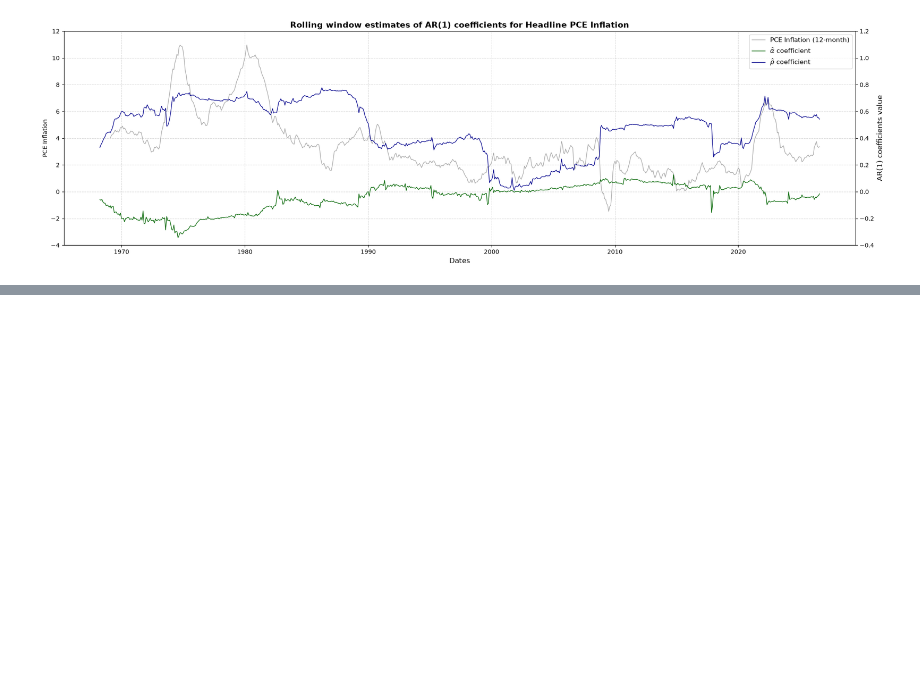
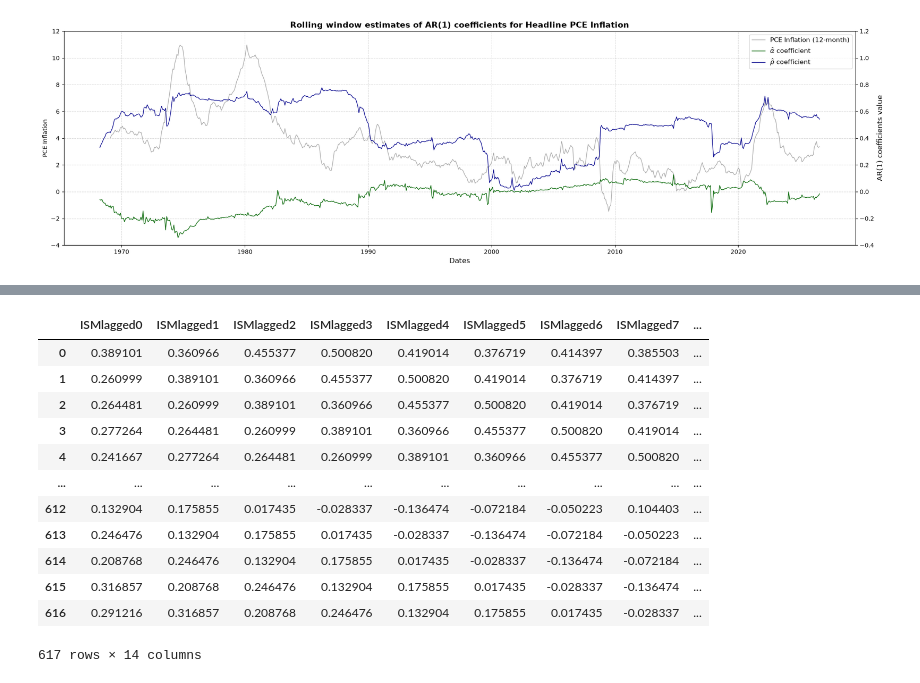
Before and after one commit to Lea-Gosselin/ismi-index, a Jupyter notebook: mainUS.ipynb, the cells around one changed output, grey strips where cells are left out. Drawn from its saved outputs; the diff is of its cells as text; code cells hidden in the pictures; blank space fills up the shorter version.

```diff
--- a/mainUS.ipynb
+++ b/mainUS.ipynb
@@ -228,0 +333,48 @@ figures.figA1Paper(headline.iloc[120:], PCE,"PCE")
+# %%
+# Horizons: h = 0, ..., 60
+H=61
+lag=12
+h = np.arange(H)
+sd = ismIndex.index[0] - relativedelta(months=1)
+
+pceIndex = np.log(dfICP.loc[dfICP.index >= sd, "Personal consumption expenditures"])
+
+# Future cumulative change in log price level
+Y = pd.DataFrame(
+    {
+        horizon: (pceIndex[lag:].shift(-horizon) - pceIndex)
+        for horizon in h
+    }
+)
+
+# Keep only observations available at every horizon
+Y = Y.dropna().reset_index(drop=True)
+Y.columns = pceIndex.index[lag:H+lag]
+Y = Y.iloc[:-1,1:] # From t onwards
+# %%
+# Exogeneous variables : ISMI lagged
+# ISMI lags: 0, ..., 12
+X = pd.DataFrame({
+    f"ISMlagged{i}": ismIndex.iloc[:, 0].shift(i)
+    for i in range(lag + 1)
+})
+
+# Remove first 12 obs (needed for lags)
+# and last H-1 obs (needed for future horizons)
+X = X.iloc[lag:-(H-1)].reset_index(drop=True)
+X["Constante"] = np.ones(X.shape[0])
+X
+# %% [output]
+|  | ISMlagged0 | ISMlagged1 | ISMlagged2 | ISMlagged3 | ISMlagged4 | ISMlagged5 | ISMlagged6 | ISMlagged7 | ... |
+| 0 | 0.389101 | 0.360966 | 0.455377 | 0.500820 | 0.419014 | 0.376719 | 0.414397 | 0.385503 | ... |
+| 1 | 0.260999 | 0.389101 | 0.360966 | 0.455377 | 0.500820 | 0.419014 | 0.376719 | 0.414397 | ... |
+| 2 | 0.264481 | 0.260999 | 0.389101 | 0.360966 | 0.455377 | 0.500820 | 0.419014 | 0.376719 | ... |
+| 3 | 0.277264 | 0.264481 | 0.260999 | 0.389101 | 0.360966 | 0.455377 | 0.500820 | 0.419014 | ... |
+| 4 | 0.241667 | 0.277264 | 0.264481 | 0.260999 | 0.389101 | 0.360966 | 0.455377 | 0.500820 | ... |
+| ... | ... | ... | ... | ... | ... | ... | ... | ... | ... |
+| 612 | 0.132904 | 0.175855 | 0.017435 | -0.028337 | -0.136474 | -0.072184 | -0.050223 | 0.104403 | ... |
+| 613 | 0.246476 | 0.132904 | 0.175855 | 0.017435 | -0.028337 | -0.136474 | -0.072184 | -0.050223 | ... |
+| 614 | 0.208768 | 0.246476 | 0.132904 | 0.175855 | 0.017435 | -0.028337 | -0.136474 | -0.072184 | ... |
+| 615 | 0.316857 | 0.208768 | 0.246476 | 0.132904 | 0.175855 | 0.017435 | -0.028337 | -0.136474 | ... |
+| 616 | 0.291216 | 0.316857 | 0.208768 | 0.246476 | 0.132904 | 0.175855 | 0.017435 | -0.028337 | ... |
+617 rows × 14 columns
```
Also changed, not shown: parts of 13 cells of this notebook, 5 other files.
